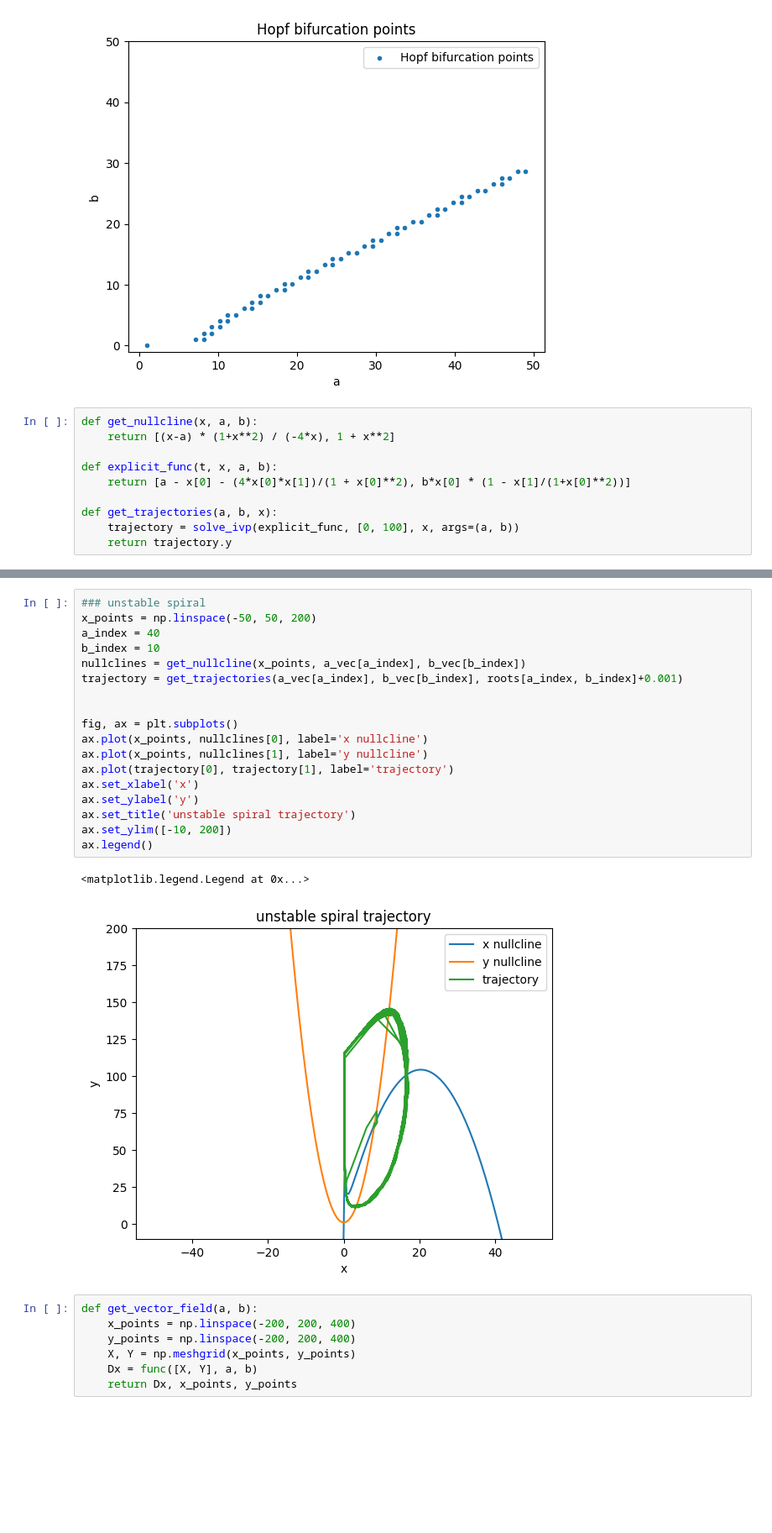
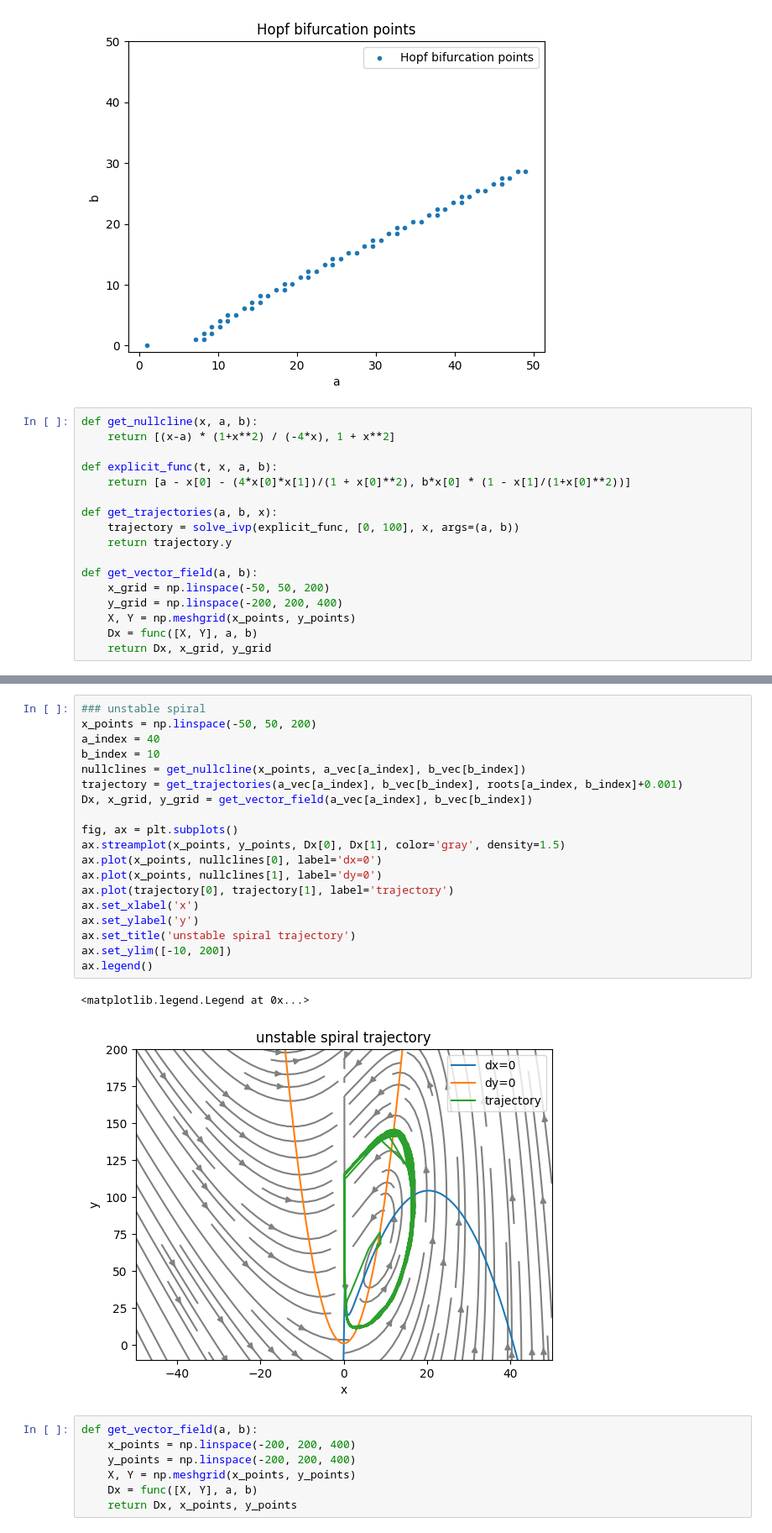
Before and after one commit to WeiLuya/mae119_code, a Jupyter notebook: Q5.ipynb, the cells around one changed output, grey strips where cells are left out. Shown: that part at 84% size. Cells and saved outputs as stored; diff of their text form; blank space fills up the shorter version.

```diff
--- a/Q5.ipynb
+++ b/Q5.ipynb
@@ -89,6 +89,13 @@ def explicit_func(t, x, a, b):
 def get_trajectories(a, b, x):
     trajectory = solve_ivp(explicit_func, [0, 100], x, args=(a, b))
     return trajectory.y
+
+def get_vector_field(a, b):
+    x_grid = np.linspace(-50, 50, 200)
+    y_grid = np.linspace(-200, 200, 400)
+    X, Y = np.meshgrid(x_points, y_points)
+    Dx = func([X, Y], a, b)
+    return Dx, x_grid, y_grid
 # %%
 ### stable spiral
 x_points = np.linspace(-50, 50, 200)
@@ -112,24 +121,25 @@ ax.legend()
 # %%
 ### unstable spiral
 x_points = np.linspace(-50, 50, 200)
 a_index = 40
 b_index = 10
 nullclines = get_nullcline(x_points, a_vec[a_index], b_vec[b_index])
 trajectory = get_trajectories(a_vec[a_index], b_vec[b_index], roots[a_index, b_index]+0.001)
-
+Dx, x_grid, y_grid = get_vector_field(a_vec[a_index], b_vec[b_index])
 
 fig, ax = plt.subplots()
-ax.plot(x_points, nullclines[0], label='x nullcline')
-ax.plot(x_points, nullclines[1], label='y nullcline')
+ax.streamplot(x_points, y_points, Dx[0], Dx[1], color='gray', density=1.5)
+ax.plot(x_points, nullclines[0], label='dx=0')
+ax.plot(x_points, nullclines[1], label='dy=0')
 ax.plot(trajectory[0], trajectory[1], label='trajectory')
 ax.set_xlabel('x')
 ax.set_ylabel('y')
 ax.set_title('unstable spiral trajectory')
 ax.set_ylim([-10, 200])
 ax.legend()
 # %% [output]
 <matplotlib.legend.Legend at 0x...>
-[figure, old version]
+[figure, new version]
 # %%
 def get_vector_field(a, b):
     x_points = np.linspace(-200, 200, 400)
```
Also changed, not shown: parts of 1 cell of this notebook.
